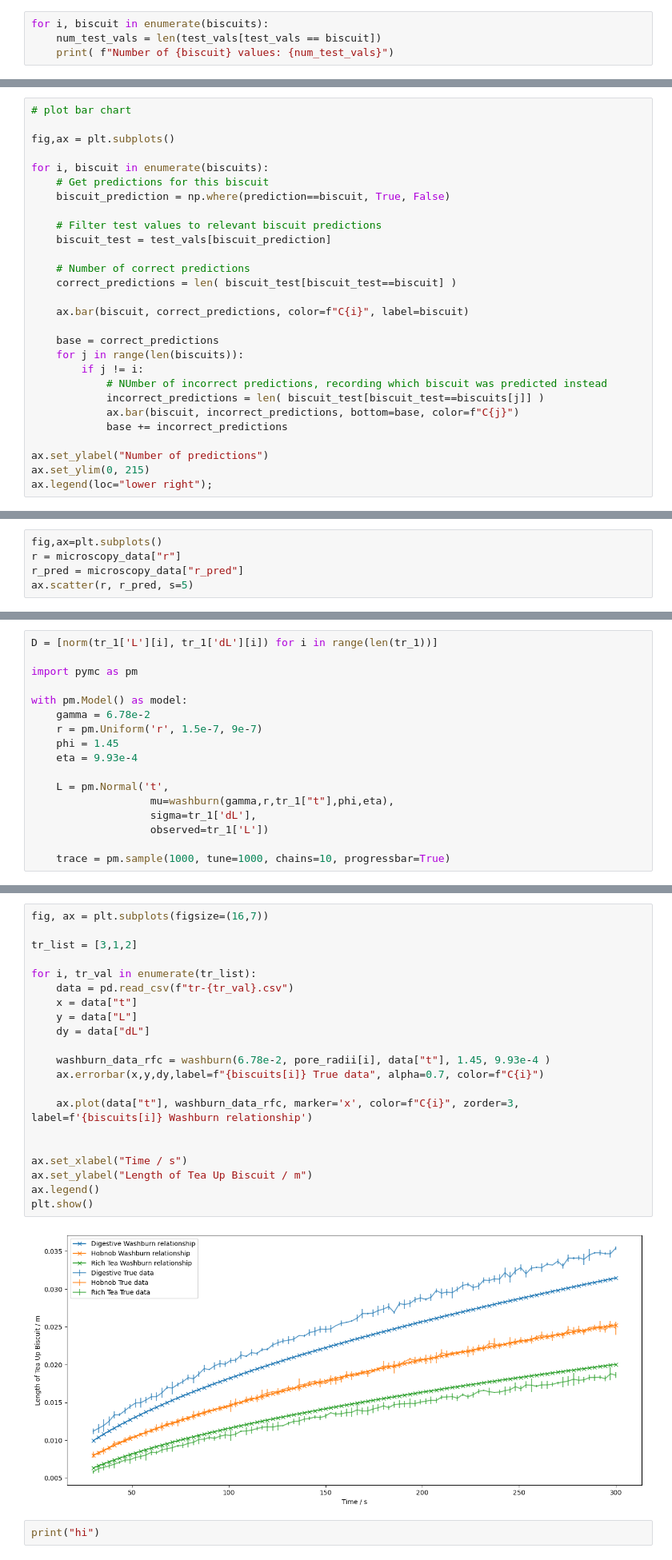
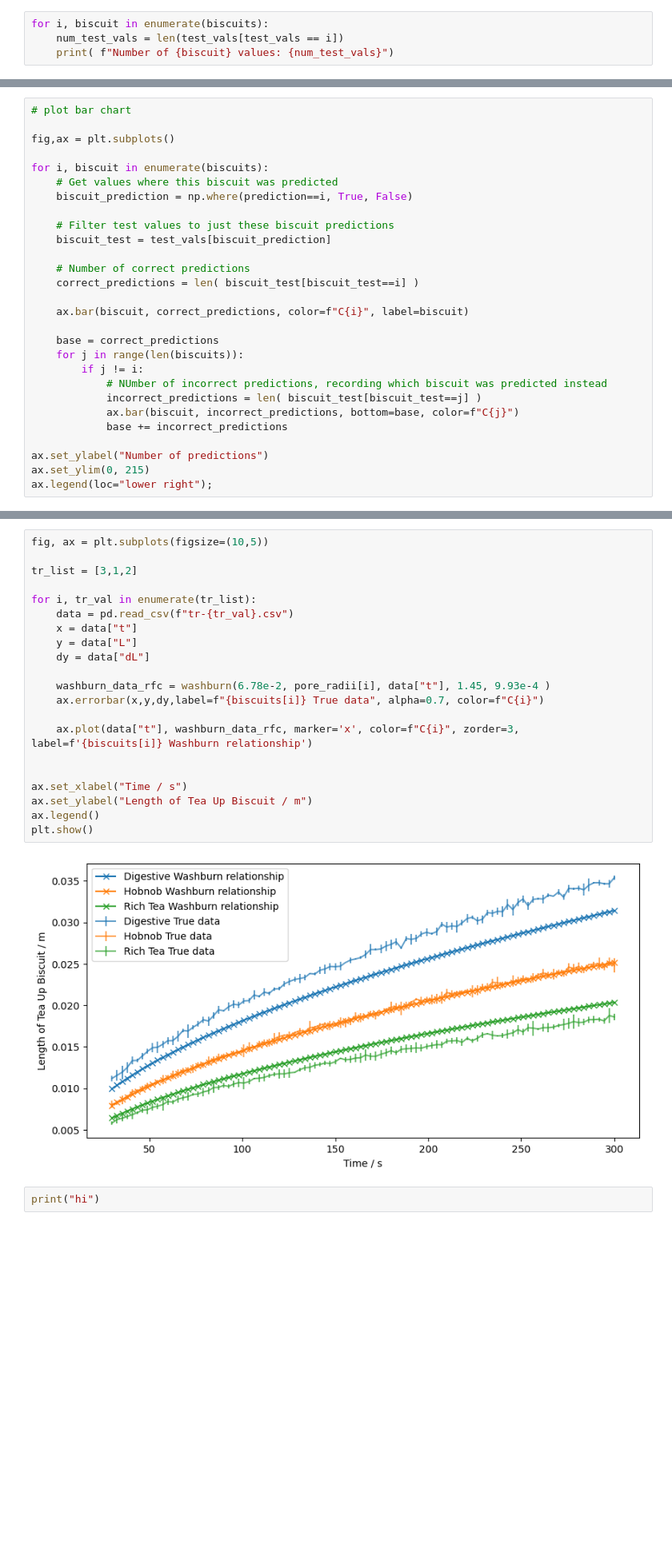
Before and after one commit to M4ffff/ML_biscuit_analysis, a Jupyter notebook: initial.ipynb, the cells around one changed output, grey strips where cells are left out. Shown at 80% size. Drawn from its saved outputs; the diff is of its cells as text; blank space fills up the shorter version.

Commit message:
tidying up notebook, removing irrelevant test cells

```diff
--- a/initial.ipynb
+++ b/initial.ipynb
@@ -173,5 +142,5 @@ array(['Digestive', 'Digestive', 'Rich Tea', 'Rich Tea', 'Rich Tea',
 # %%
 for i, biscuit in enumerate(biscuits):
-    num_test_vals = len(test_vals[test_vals == biscuit])
+    num_test_vals = len(test_vals[test_vals == i])
     print( f"Number of {biscuit} values: {num_test_vals}")
 # %% [output]
@@ -184,14 +153,14 @@ number of Rich Tea values: 200
 fig,ax = plt.subplots()
 
 for i, biscuit in enumerate(biscuits):
-    # Get predictions for this biscuit
-    biscuit_prediction = np.where(prediction==biscuit, True, False)
+    # Get values where this biscuit was predicted
+    biscuit_prediction = np.where(prediction==i, True, False)
 
-    # Filter test values to relevant biscuit predictions
+    # Filter test values to just these biscuit predictions
     biscuit_test = test_vals[biscuit_prediction]
 
     # Number of correct predictions
-    correct_predictions = len( biscuit_test[biscuit_test==biscuit] )
+    correct_predictions = len( biscuit_test[biscuit_test==i] )
 
     ax.bar(biscuit, correct_predictions, color=f"C{i}", label=biscuit)
 
@@ -199,7 +168,7 @@ for i, biscuit in enumerate(biscuits):
     for j in range(len(biscuits)):
         if j != i:
             # NUmber of incorrect predictions, recording which biscuit was predicted instead
-            incorrect_predictions = len( biscuit_test[biscuit_test==biscuits[j]] )
+            incorrect_predictions = len( biscuit_test[biscuit_test==j] )
             ax.bar(biscuit, incorrect_predictions, bottom=base, color=f"C{j}")
             base += incorrect_predictions
 
@@ -342,5 +311,0 @@ ax.scatter(microscopy_data["L_wash"], microscopy_data["r_pred"], s=5)
-# %%
-fig,ax=plt.subplots()
-r = microscopy_data["r"]
-r_pred = microscopy_data["r_pred"]
-ax.scatter(r, r_pred, s=5)
@@ -514,20 +476,3 @@ def washburn(gamma,r,t,phi,eta):
     L = np.sqrt(numerator / denominator)
 
     return L
-# %%
-D = [norm(tr_1['L'][i], tr_1['dL'][i]) for i in range(len(tr_1))]
-
-import pymc as pm
-
-with pm.Model() as model:
-    gamma = 6.78e-2
-    r = pm.Uniform('r', 1.5e-7, 9e-7)
-    phi = 1.45
-    eta = 9.93e-4
-
-    L = pm.Normal('t',
-                   mu=washburn(gamma,r,tr_1["t"],phi,eta),
-                   sigma=tr_1['dL'],
-                   observed=tr_1['L'])
-
-    trace = pm.sample(1000, tune=1000, chains=10, progressbar=True)
@@ -636,26 +548,26 @@ pore_radii
 # %%
-fig, ax = plt.subplots(figsize=(16,7))
+fig, ax = plt.subplots(figsize=(10,5))
 
 tr_list = [3,1,2]
 
 for i, tr_val in enumerate(tr_list):
     data = pd.read_csv(f"tr-{tr_val}.csv")
     x = data["t"]
     y = data["L"]
     dy = data["dL"]
 
     washburn_data_rfc = washburn(6.78e-2, pore_radii[i], data["t"], 1.45, 9.93e-4 )
     ax.errorbar(x,y,dy,label=f"{biscuits[i]} True data", alpha=0.7, color=f"C{i}")
 
     ax.plot(data["t"], washburn_data_rfc, marker='x', color=f"C{i}", zorder=3, label=f'{biscuits[i]} Washburn relationship')
 
 
 ax.set_xlabel("Time / s")
 ax.set_ylabel("Length of Tea Up Biscuit / m")
 ax.legend()
 plt.show()
 # %% [output]
-[figure, old version]
+[figure, new version]
 # %%
 print("hi")
 # %% [output]
```
Also changed, not shown: parts of 35 cells of this notebook.
